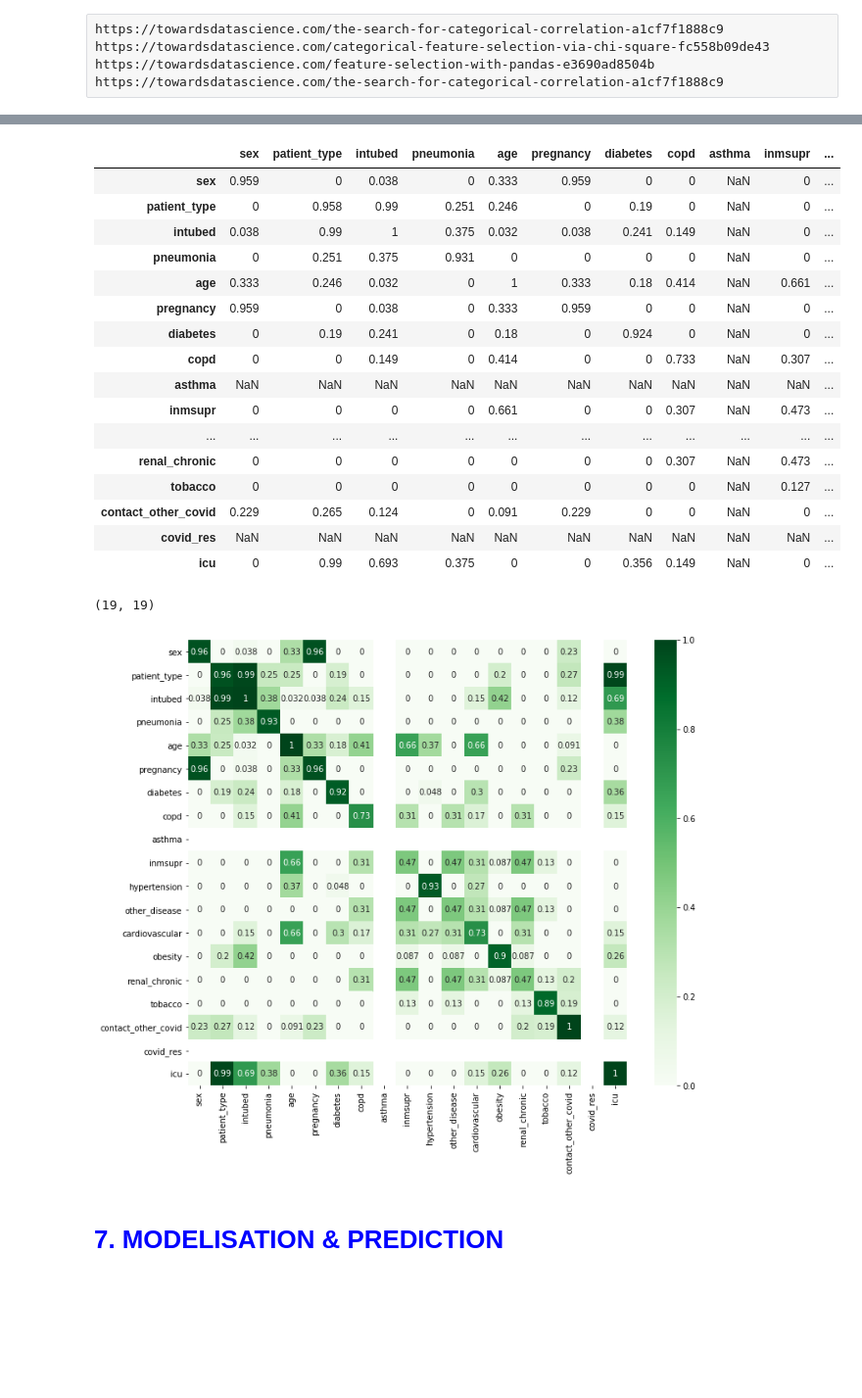
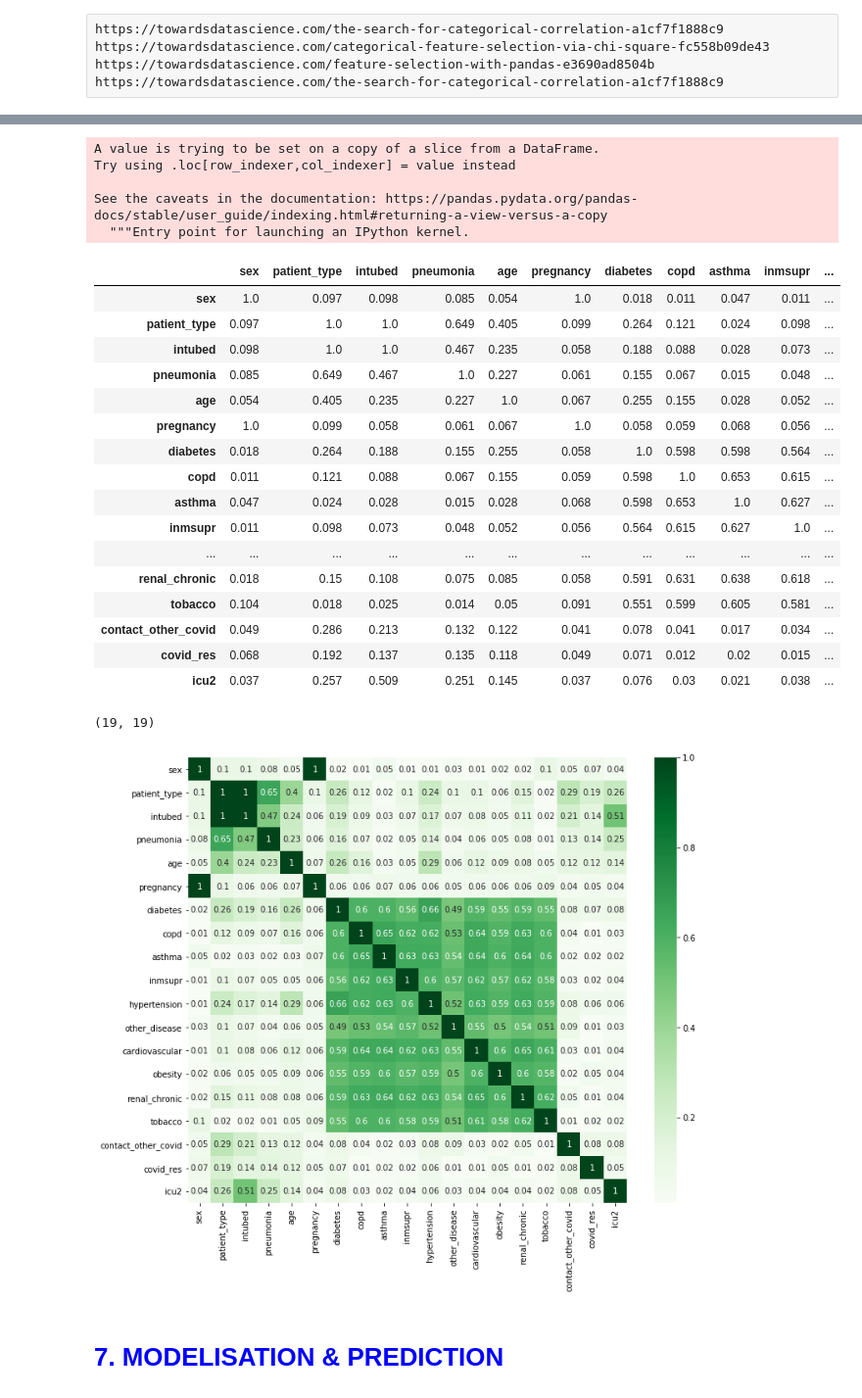
Before and after one commit to mricardovallejo/IACollege_, a Jupyter notebook: SUPERVISE_/TPFinal_Supervise1.ipynb, the cells around one changed output, grey strips where cells are left out. Shown at 98% size. Drawn from its saved outputs; the diff is of its cells as text; code cells hidden in the pictures; blank space fills up the shorter version.

```diff
--- a/SUPERVISE_/TPFinal_Supervise1.ipynb
+++ b/SUPERVISE_/TPFinal_Supervise1.ipynb
@@ -15,7 +15,7 @@ import seaborn as sns
 
 dataOriginal = pd.read_csv("covid.csv")
 pd.set_option('display.max_rows', None)
-dataOriginal = dataOriginal.head(50)
+dataOriginal = dataOriginal
 dataOriginal.head(5)
 # %% [output]
 |  | id | sex | patient_type | entry_date | date_symptoms | date_died | intubed | pneumonia | age | ... |
@@ -587,3 +611,9 @@ https://towardsdatascience.com/the-search-for-categorical-correlation-a1cf7f1888
 https://towardsdatascience.com/categorical-feature-selection-via-chi-square-fc558b09de43
 https://towardsdatascience.com/feature-selection-with-pandas-e3690ad8504b
 https://towardsdatascience.com/the-search-for-categorical-correlation-a1cf7f1888c9
+# %%
+dataOriginal.loc[dataOriginal['icu'] == 97, 'icu2'] = 2
+dataOriginal.loc[dataOriginal['icu'] == 98, 'icu2'] = 2
+dataOriginal.loc[dataOriginal['icu'] == 99, 'icu2'] = 2
+dataOriginal.loc[dataOriginal['icu'] == 1, 'icu2'] = 1
+dataOriginal.loc[dataOriginal['icu'] == 2, 'icu2'] = 2
@@ -590,3 +630,10 @@ https://towardsdatascience.com/the-search-for-categorical-correlation-a1cf7f1888
+# %%
+target_column= 'icu2'
+
+model_columns = ['sex', 'patient_type',
+              'intubed','pneumonia','age','pregnancy','diabetes','copd','asthma','inmsupr','hypertension',
+              'other_disease','cardiovascular','obesity','renal_chronic','tobacco',
+              'contact_other_covid','covid_res', target_column]
 # %%
 import scipy.stats as ss #import chi2_contingency
 
@@ -614,3 +683,11 @@ cramers_v(dataModel['hypertension'], dataModel['obesity'])
+# %%
+dataModel['icu2'] = dataOriginal['icu2']
+# %% [output]
+A value is trying to be set on a copy of a slice from a DataFrame.
+Try using .loc[row_indexer,col_indexer] = value instead
+
+See the caveats in the documentation: https://pandas.pydata.org/pandas-docs/stable/user_guide/indexing.html#returning-a-view-versus-a-copy
+  """Entry point for launching an IPython kernel.
 # %%
 df2 = pd.DataFrame(columns=model_columns, index=model_columns)
 for i in range(len(model_columns)):
@@ -622,22 +699,22 @@ for i in range(len(model_columns)):
 display(df2)
 # %% [output]
 |  | sex | patient_type | intubed | pneumonia | age | pregnancy | diabetes | copd | asthma | inmsupr | ... |
-| sex | 0.959 | 0 | 0.038 | 0 | 0.333 | 0.959 | 0 | 0 | NaN | 0 | ... |
-| patient_type | 0 | 0.958 | 0.99 | 0.251 | 0.246 | 0 | 0.19 | 0 | NaN | 0 | ... |
-| intubed | 0.038 | 0.99 | 1 | 0.375 | 0.032 | 0.038 | 0.241 | 0.149 | NaN | 0 | ... |
-| pneumonia | 0 | 0.251 | 0.375 | 0.931 | 0 | 0 | 0 | 0 | NaN | 0 | ... |
-| age | 0.333 | 0.246 | 0.032 | 0 | 1 | 0.333 | 0.18 | 0.414 | NaN | 0.661 | ... |
-| pregnancy | 0.959 | 0 | 0.038 | 0 | 0.333 | 0.959 | 0 | 0 | NaN | 0 | ... |
-| diabetes | 0 | 0.19 | 0.241 | 0 | 0.18 | 0 | 0.924 | 0 | NaN | 0 | ... |
-| copd | 0 | 0 | 0.149 | 0 | 0.414 | 0 | 0 | 0.733 | NaN | 0.307 | ... |
-| asthma | NaN | NaN | NaN | NaN | NaN | NaN | NaN | NaN | NaN | NaN | ... |
-| inmsupr | 0 | 0 | 0 | 0 | 0.661 | 0 | 0 | 0.307 | NaN | 0.473 | ... |
+| sex | 1.0 | 0.097 | 0.098 | 0.085 | 0.054 | 1.0 | 0.018 | 0.011 | 0.047 | 0.011 | ... |
+| patient_type | 0.097 | 1.0 | 1.0 | 0.649 | 0.405 | 0.099 | 0.264 | 0.121 | 0.024 | 0.098 | ... |
+| intubed | 0.098 | 1.0 | 1.0 | 0.467 | 0.235 | 0.058 | 0.188 | 0.088 | 0.028 | 0.073 | ... |
+| pneumonia | 0.085 | 0.649 | 0.467 | 1.0 | 0.227 | 0.061 | 0.155 | 0.067 | 0.015 | 0.048 | ... |
+| age | 0.054 | 0.405 | 0.235 | 0.227 | 1.0 | 0.067 | 0.255 | 0.155 | 0.028 | 0.052 | ... |
+| pregnancy | 1.0 | 0.099 | 0.058 | 0.061 | 0.067 | 1.0 | 0.058 | 0.059 | 0.068 | 0.056 | ... |
+| diabetes | 0.018 | 0.264 | 0.188 | 0.155 | 0.255 | 0.058 | 1.0 | 0.598 | 0.598 | 0.564 | ... |
+| copd | 0.011 | 0.121 | 0.088 | 0.067 | 0.155 | 0.059 | 0.598 | 1.0 | 0.653 | 0.615 | ... |
+| asthma | 0.047 | 0.024 | 0.028 | 0.015 | 0.028 | 0.068 | 0.598 | 0.653 | 1.0 | 0.627 | ... |
+| inmsupr | 0.011 | 0.098 | 0.073 | 0.048 | 0.052 | 0.056 | 0.564 | 0.615 | 0.627 | 1.0 | ... |
 | ... | ... | ... | ... | ... | ... | ... | ... | ... | ... | ... | ... |
-| renal_chronic | 0 | 0 | 0 | 0 | 0 | 0 | 0 | 0.307 | NaN | 0.473 | ... |
-| tobacco | 0 | 0 | 0 | 0 | 0 | 0 | 0 | 0 | NaN | 0.127 | ... |
-| contact_other_covid | 0.229 | 0.265 | 0.124 | 0 | 0.091 | 0.229 | 0 | 0 | NaN | 0 | ... |
-| covid_res | NaN | NaN | NaN | NaN | NaN | NaN | NaN | NaN | NaN | NaN | ... |
-| icu | 0 | 0.99 | 0.693 | 0.375 | 0 | 0 | 0.356 | 0.149 | NaN | 0 | ... |
+| renal_chronic | 0.018 | 0.15 | 0.108 | 0.075 | 0.085 | 0.058 | 0.591 | 0.631 | 0.638 | 0.618 | ... |
+| tobacco | 0.104 | 0.018 | 0.025 | 0.014 | 0.05 | 0.091 | 0.551 | 0.599 | 0.605 | 0.581 | ... |
+| contact_other_covid | 0.049 | 0.286 | 0.213 | 0.132 | 0.122 | 0.041 | 0.078 | 0.041 | 0.017 | 0.034 | ... |
+| covid_res | 0.068 | 0.192 | 0.137 | 0.135 | 0.118 | 0.049 | 0.071 | 0.012 | 0.02 | 0.015 | ... |
+| icu2 | 0.037 | 0.257 | 0.509 | 0.251 | 0.145 | 0.037 | 0.076 | 0.03 | 0.021 | 0.038 | ... |
 # %%
 df2.shape
 # %% [output]
@@ -645,13 +722,15 @@ df2.shape
 # %%
 import seaborn as sns
 
 df2 = df2.astype('float')  # !! Neccessary for Heatmap
 
 plt.figure(figsize=(12,10))
-sns.heatmap(df2, annot=True, cmap="Greens")
+sns.heatmap(df2.round(2), annot=True, cmap="Greens")
 plt.show()
+
+#Dont use patient_type like predicteur because correlation is one and it strongly atached to ICU.
 # %% [output]
-[figure, old version]
+[figure, new version]
 # %% [markdown]
 # <font color="blue">7.  MODELISATION & PREDICTION</font>
 # %% [markdown]
```
Also changed, not shown: parts of 91 cells of this notebook, 19 other files.
